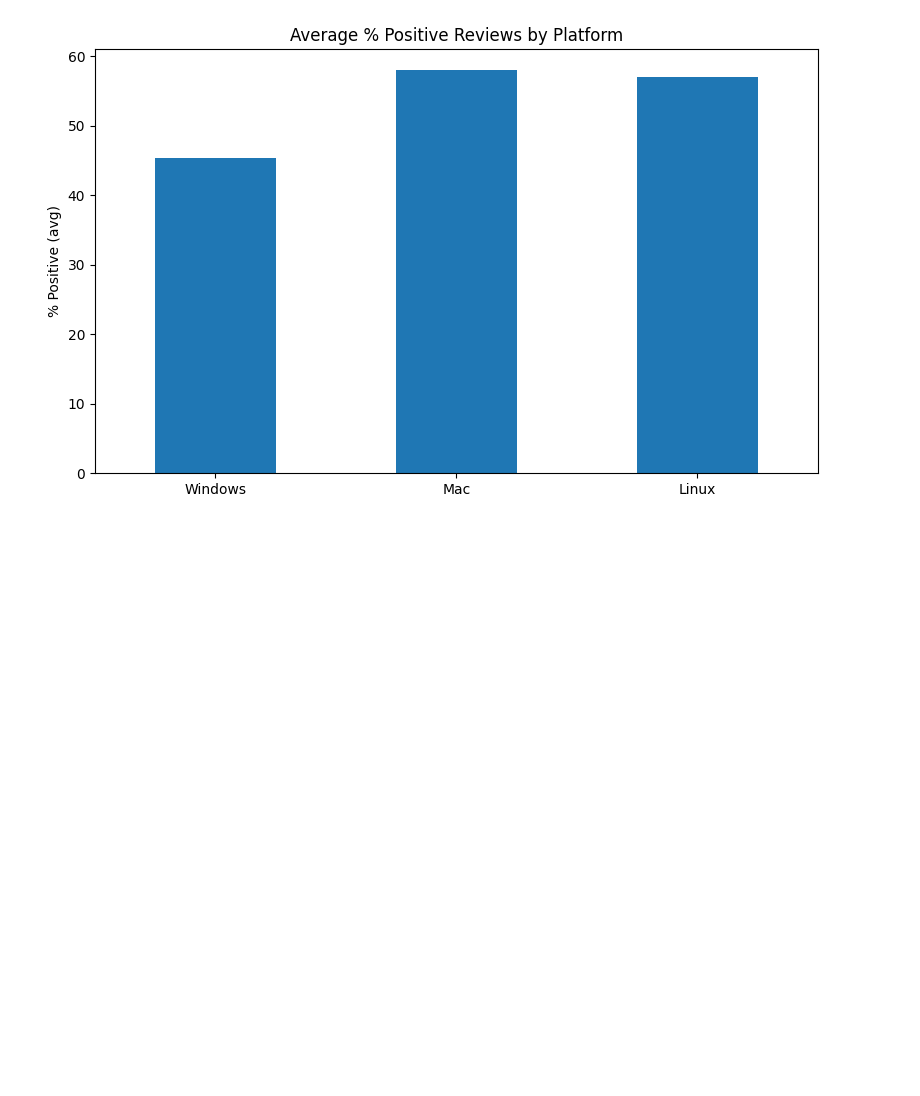
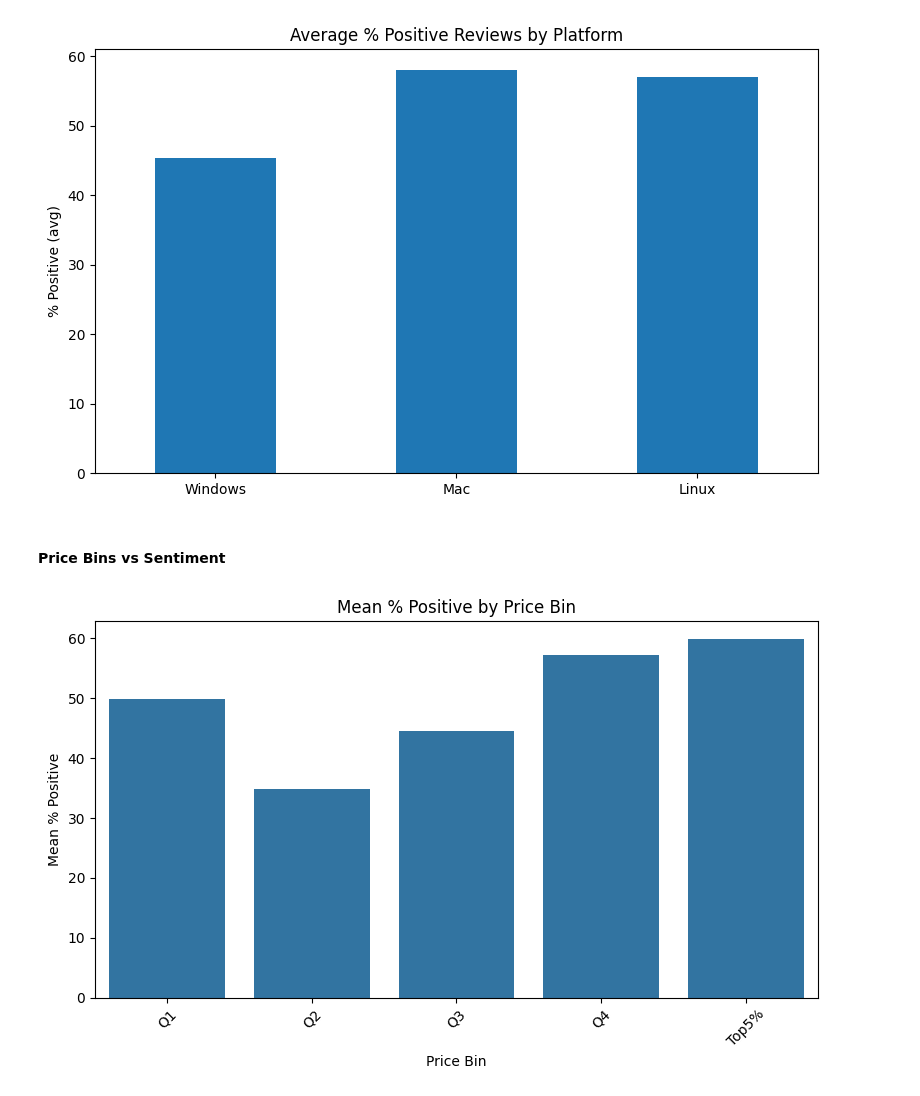
Before and after one commit to Mahanidhii/EDA-Case-Studies, a Jupyter notebook: Video Game Sales & Reviews Analysis/analysis.ipynb, the cells around one changed output. Cells and saved outputs as stored; diff of their text form; code cells hidden in the pictures; blank space fills up the shorter version.

Commit message:
feat: new visualization-price bins and positive reviews

```diff
--- a/Video Game Sales & Reviews Analysis/analysis.ipynb
+++ b/Video Game Sales & Reviews Analysis/analysis.ipynb
@@ -486,3 +486,18 @@ plt.savefig(fig_dir/"Platform-wise Positive Reviews.png")
 plt.show()
 # %% [output]
 [figure]
+# %% [markdown]
+#### Price Bins vs Sentiment
+# %%
+plt.figure(figsize=(8,5))
+price_bin_stats = df.groupby('price_bin').agg(mean_pct_pos=('pct_pos_total','mean'), count=('name','count')).dropna()
+sns.barplot(x=price_bin_stats.index.astype(str), y='mean_pct_pos', data=price_bin_stats)
+plt.title("Mean % Positive by Price Bin")
+plt.xlabel("Price Bin")
+plt.ylabel("Mean % Positive")
+plt.xticks(rotation=45)
+plt.tight_layout()
+plt.savefig(fig_dir/"Pricebin_pctpos.png")
+plt.show()
+# %% [output]
+[figure, added]
```
Also changed, not shown: 1 other file.
